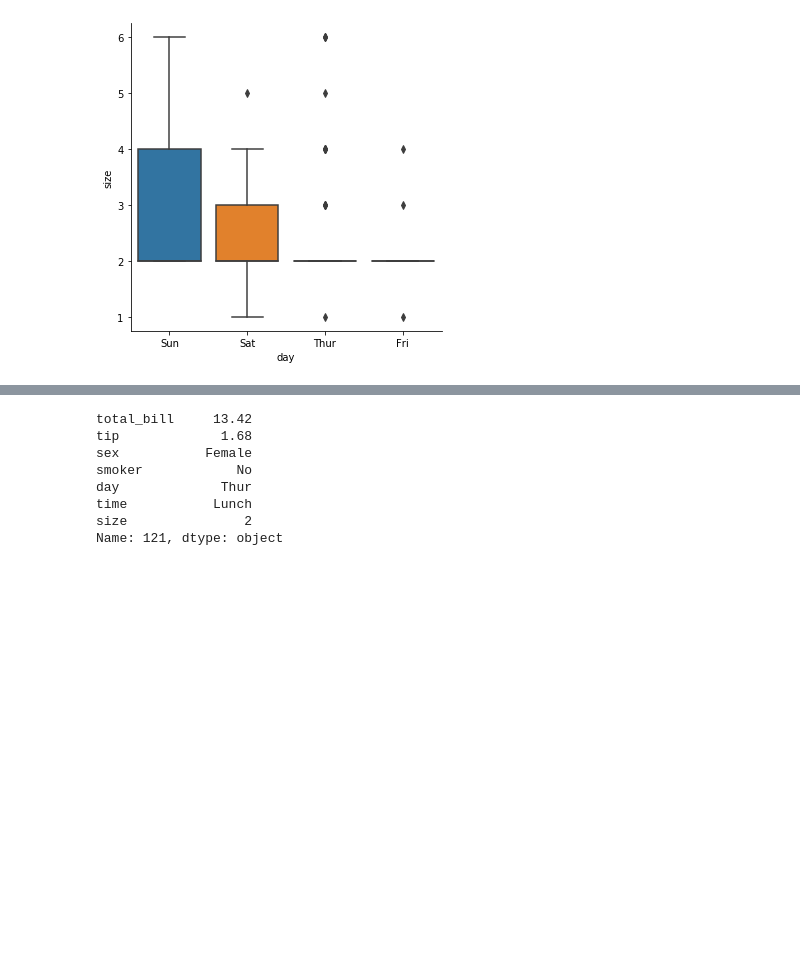
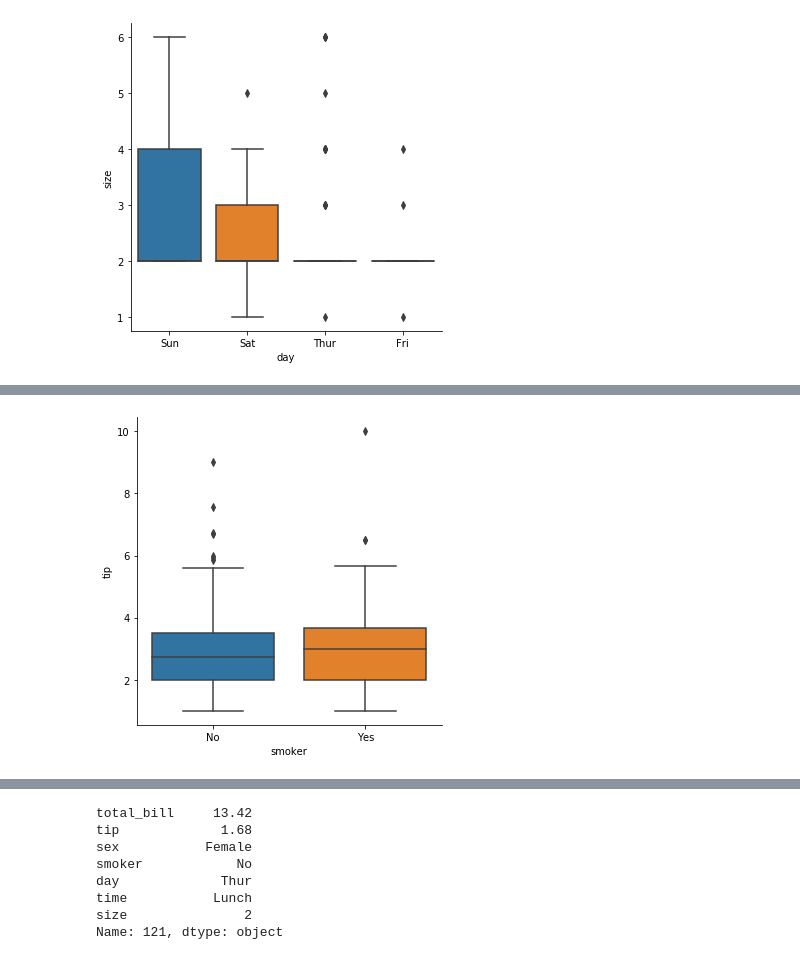
Before and after one commit to ClaireGMIT/Fundamentals-of-data-analysis-Assessment, a Jupyter notebook: Fundamentals-of-Data-Analysis-Assignment1-Nov2019.ipynb, the cells around one changed output, grey strips where cells are left out. Cells and saved outputs as stored; diff of their text form; code cells hidden in the pictures; blank space fills up the shorter version.

```diff
--- a/Fundamentals-of-Data-Analysis-Assignment1-Nov2019.ipynb
+++ b/Fundamentals-of-Data-Analysis-Assignment1-Nov2019.ipynb
@@ -524,0 +541,7 @@ knn = nei.KNeighborsClassifier(n_neighbors=10)
+# %%
+# code to display the data as a box plot.
+# this code says to display the tip amount (y-axis) by smoker as a box plot
+
+sns.catplot(x="smoker", y="tip", kind="box", data=df);
+# %% [output]
+[figure, added]
```
Also changed, not shown: parts of 34 cells of this notebook, 1 other file.
